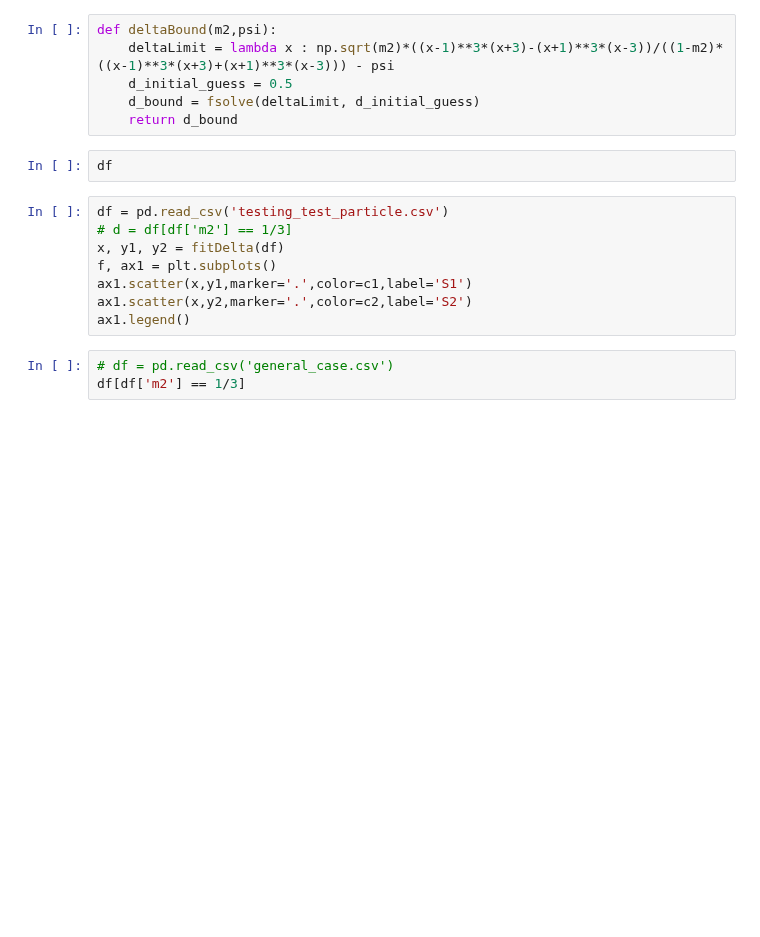
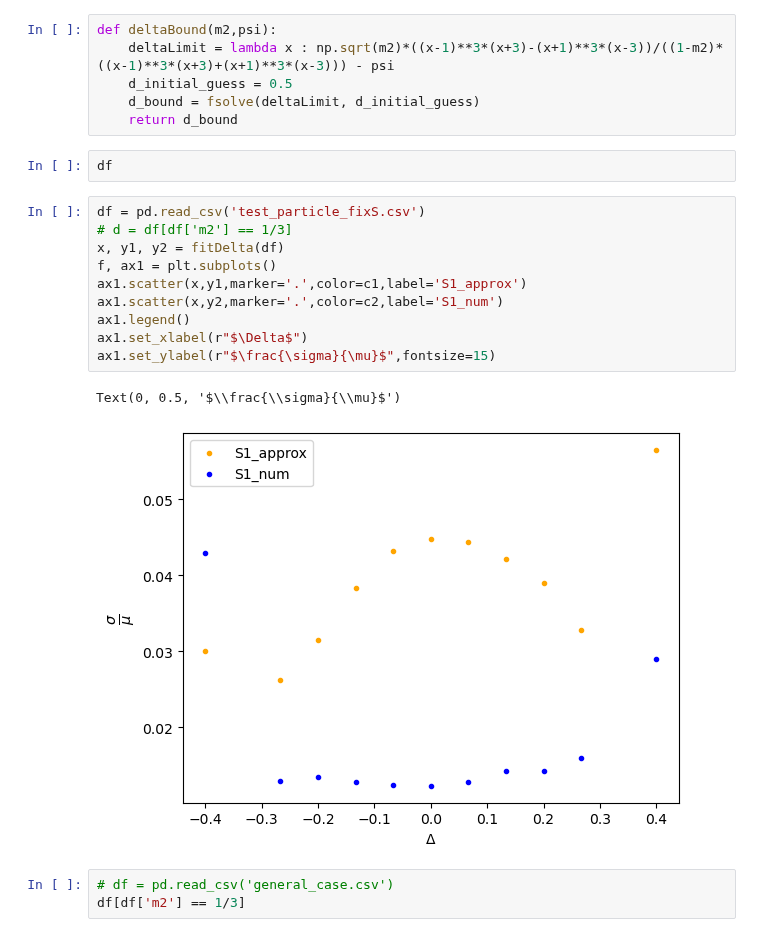
Before and after one commit to EritasY/Chaos, a Jupyter notebook: GeneralCase.ipynb, the cells around one changed output. Saved outputs shown, nothing was run; the diff lists cells and outputs as text; blank space fills up the shorter version.

```diff
--- a/GeneralCase.ipynb
+++ b/GeneralCase.ipynb
@@ -333,13 +327,18 @@ def deltaBound(m2,psi):
 # %%
 df
 # %%
-df = pd.read_csv('testing_test_particle.csv')
+df = pd.read_csv('test_particle_fixS.csv')
 # d = df[df['m2'] == 1/3]
 x, y1, y2 = fitDelta(df)
 f, ax1 = plt.subplots()
-ax1.scatter(x,y1,marker='.',color=c1,label='S1')
-ax1.scatter(x,y2,marker='.',color=c2,label='S2')
+ax1.scatter(x,y1,marker='.',color=c1,label='S1_approx')
+ax1.scatter(x,y2,marker='.',color=c2,label='S1_num')
 ax1.legend()
+ax1.set_xlabel(r"$\Delta$")
+ax1.set_ylabel(r"$\frac{\sigma}{\mu}$",fontsize=15)
+# %% [output]
+Text(0, 0.5, '$\\frac{\\sigma}{\\mu}$')
+[figure, added]
 # %%
 # df = pd.read_csv('general_case.csv')
 df[df['m2'] == 1/3]
```
Also changed, not shown: parts of 8 cells of this notebook, 8 other files.
